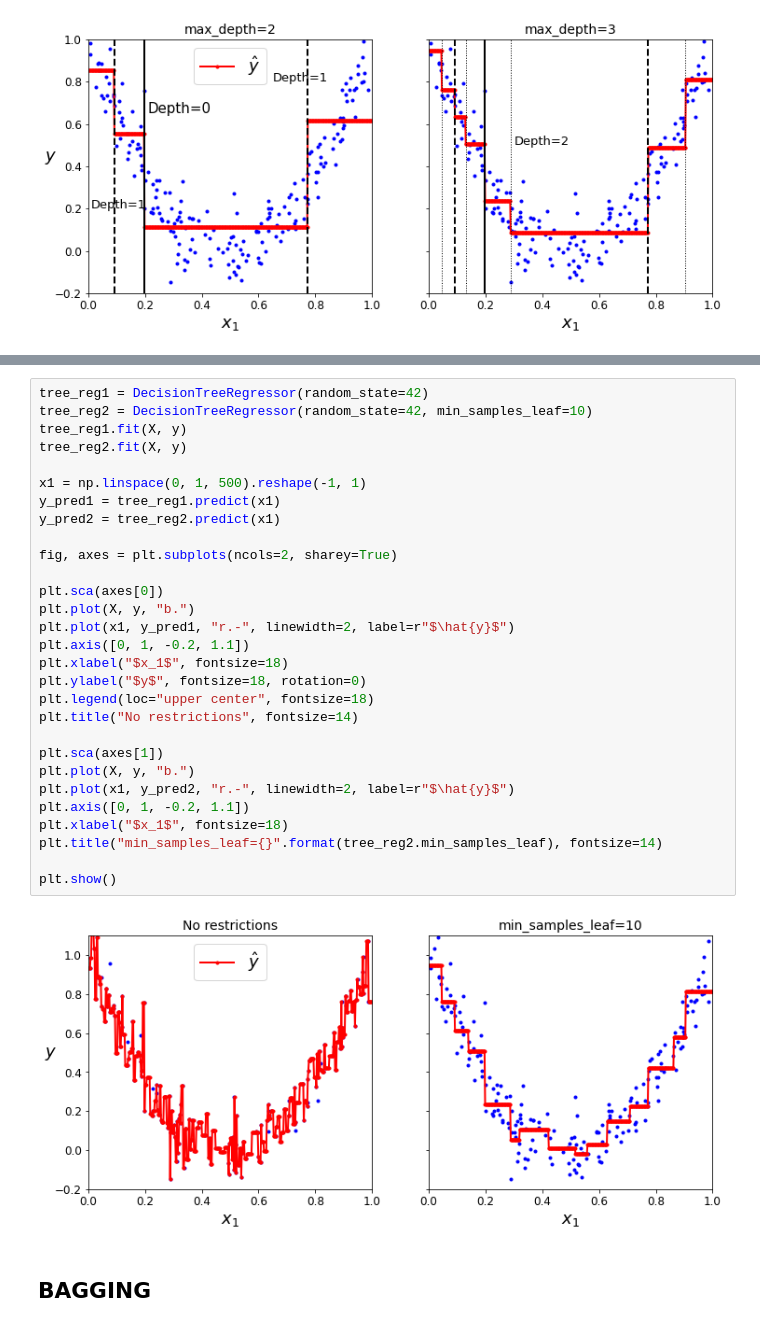
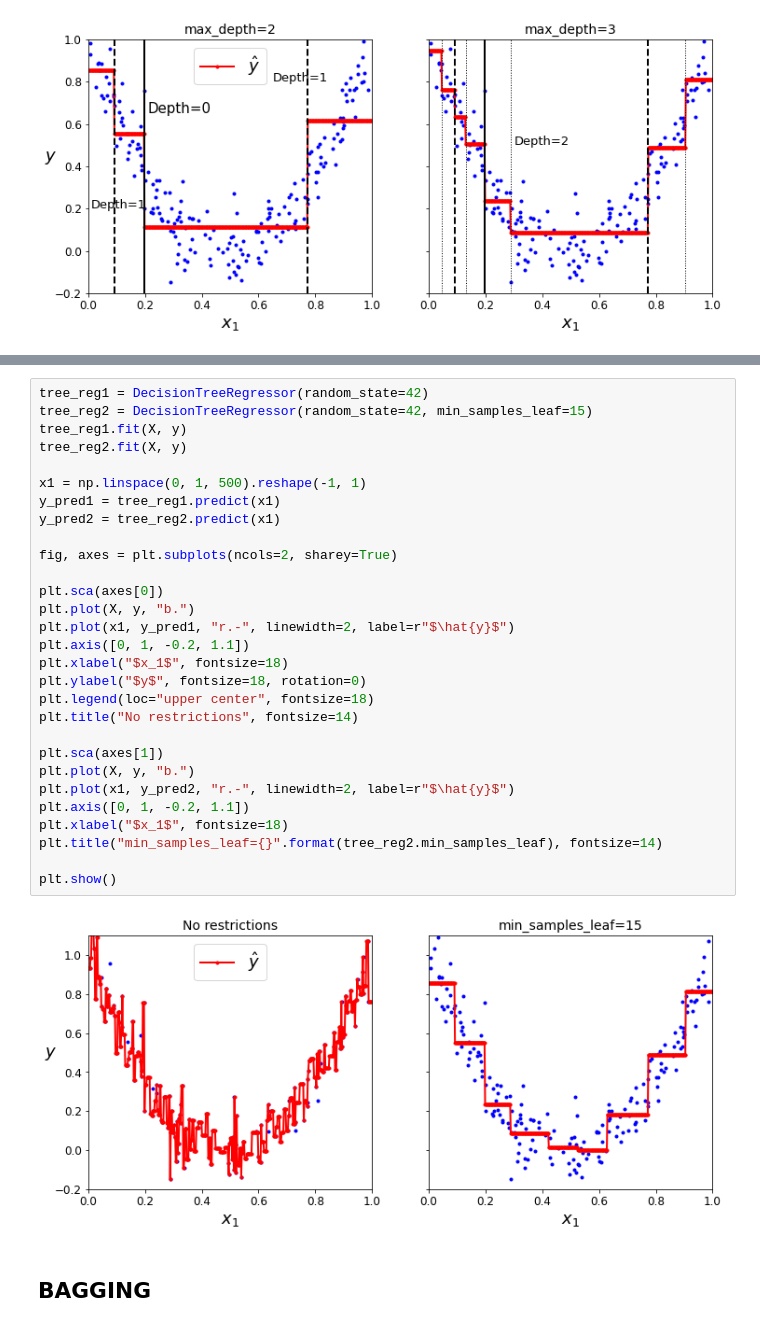
Before and after one commit to ssegui/ml_ub, a Jupyter notebook: notebooks/Session6.ipynb, the cells around one changed output, grey strips where cells are left out. Cells and saved outputs as stored; diff of their text form.

```diff
--- a/notebooks/Session6.ipynb
+++ b/notebooks/Session6.ipynb
@@ -282,34 +280,34 @@ plt.show()
 # %%
 tree_reg1 = DecisionTreeRegressor(random_state=42)
-tree_reg2 = DecisionTreeRegressor(random_state=42, min_samples_leaf=10)
+tree_reg2 = DecisionTreeRegressor(random_state=42, min_samples_leaf=15)
 tree_reg1.fit(X, y)
 tree_reg2.fit(X, y)
 
 x1 = np.linspace(0, 1, 500).reshape(-1, 1)
 y_pred1 = tree_reg1.predict(x1)
 y_pred2 = tree_reg2.predict(x1)
 
 fig, axes = plt.subplots(ncols=2, sharey=True)
 
 plt.sca(axes[0])
 plt.plot(X, y, "b.")
 plt.plot(x1, y_pred1, "r.-", linewidth=2, label=r"$\hat{y}$")
 plt.axis([0, 1, -0.2, 1.1])
 plt.xlabel("$x_1$", fontsize=18)
 plt.ylabel("$y$", fontsize=18, rotation=0)
 plt.legend(loc="upper center", fontsize=18)
 plt.title("No restrictions", fontsize=14)
 
 plt.sca(axes[1])
 plt.plot(X, y, "b.")
 plt.plot(x1, y_pred2, "r.-", linewidth=2, label=r"$\hat{y}$")
 plt.axis([0, 1, -0.2, 1.1])
 plt.xlabel("$x_1$", fontsize=18)
 plt.title("min_samples_leaf={}".format(tree_reg2.min_samples_leaf), fontsize=14)
 
 plt.show()
 # %% [output]
-[figure, old version]
+[figure, new version]
 # %% [markdown]
 ## BAGGING
 # %%
```
Also changed, not shown: parts of 10 cells of this notebook.
